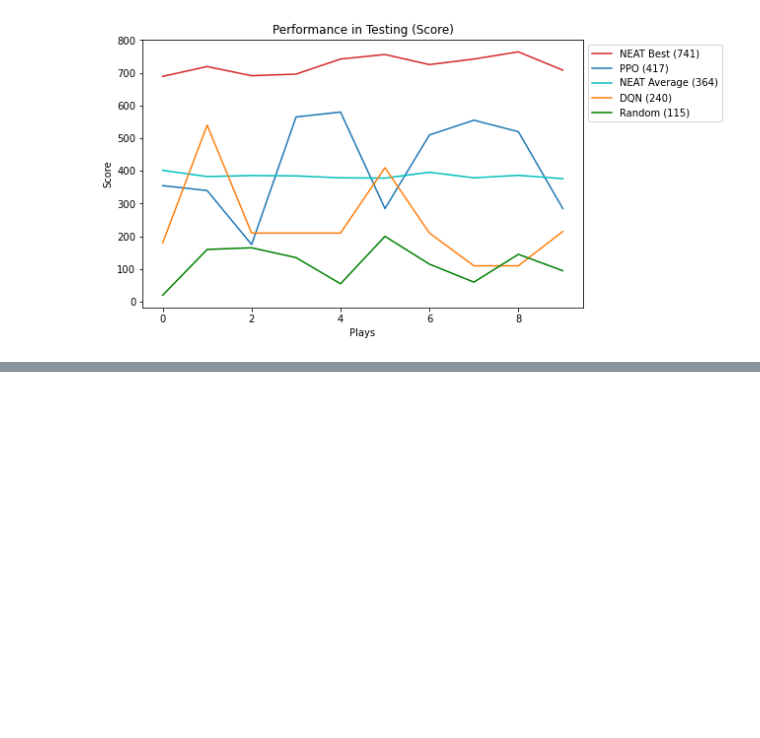
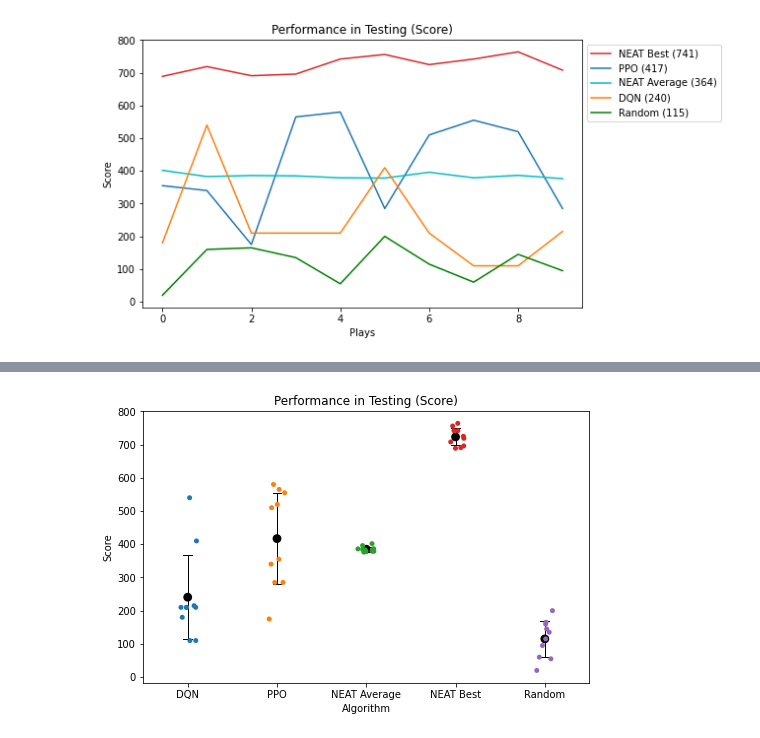
Before and after one commit to p-owens/ai, a Jupyter notebook: results/results.ipynb, the cells around one changed output, grey strips where cells are left out. Cells and saved outputs as stored; diff of their text form; code cells hidden in the pictures; blank space fills up the shorter version.

Commit message:
Add performance graph code to the Jupyter notebook and the finished graphs to the images folder

```diff
--- a/results/results.ipynb
+++ b/results/results.ipynb
@@ -197,0 +221,28 @@ fig5.savefig('images/{0}.{1}'.format('ga_training_log',file_ext))
+# %%
+DQN_tests = dqn_eval.to_numpy()[:,1]
+PPO_tests = ppo_np[-10:,1]
+NEAT_avg_tests = ga_np[-10:,1]
+NEAT_best_tests = ga_np[-10:,0]
+random_agent_tests = rand_numpy[-10:,1]
+# %%
+test_values = DQN_tests.tolist()
+test_values.extend(PPO_tests.tolist())
+test_values.extend(NEAT_avg_tests.tolist())
+test_values.extend(NEAT_best_tests.tolist())
+test_values.extend(random_agent_tests.tolist())
+#test_values
+# %%
+tests_graph=pd.DataFrame(columns=["Algorithm"])
+# %%
+tests_graph['Score'] = test_values
+tests_graph['Algorithm'] = 'DQN','DQN','DQN','DQN','DQN','DQN','DQN','DQN','DQN','DQN', 'PPO','PPO','PPO','PPO','PPO','PPO','PPO','PPO','PPO','PPO', 'NEAT Average','NEAT Average','NEAT Average','NEAT Average','NEAT Average','NEAT Average','NEAT Average','NEAT Average','NEAT Average','NEAT Average','NEAT Best','NEAT Best','NEAT Best','NEAT Best','NEAT Best','NEAT Best','NEAT Best','NEAT Best','NEAT Best','NEAT Best', 'Random','Random','Random','Random','Random','Random','Random','Random','Random','Random'
+#tests_graph
+# %%
+fig7, ax7 = plt.subplots(1, figsize = (8,5))
+ax7 = sns.stripplot(x=tests_graph['Algorithm'], y=tests_graph['Score'], jitter=True)
+ax7 = sns.pointplot(x=tests_graph['Algorithm'], y=tests_graph['Score'], join = False, ci='sd', capsize = 0.1, color = 'black', errwidth = 1)
+
+ax7.set_title('Performance in Testing (Score)')
+fig7.savefig('images/{0}.{1}'.format('performance_test',file_ext))
+# %% [output]
+[figure, added]
```
Also changed, not shown: parts of 5 cells of this notebook, 2 other files.
